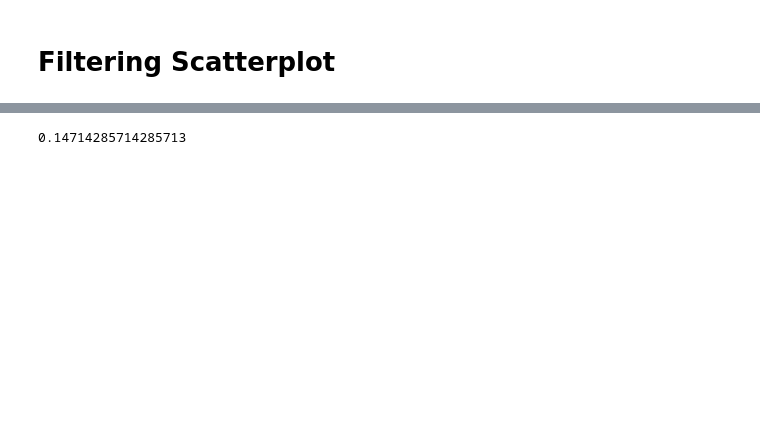
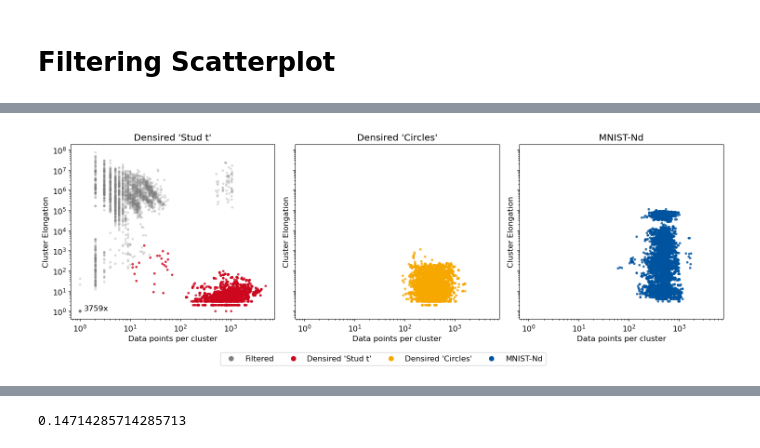
Before and after one commit to ecker-lab/tneb_clustering, a Jupyter notebook: paper_figures_and_tables/notebooks/filtering_scatterplot.ipynb, the cells around one changed output, grey strips where cells are left out. Drawn from its saved outputs; the diff is of its cells as text; code cells hidden in the pictures; blank space fills up the shorter version.

```diff
--- a/paper_figures_and_tables/notebooks/filtering_scatterplot.ipynb
+++ b/paper_figures_and_tables/notebooks/filtering_scatterplot.ipynb
@@ -49,0 +78,81 @@ np.sum(np.array(elongations) >100000)
+# %%
+# -------------------------------------------------
+# Existing imports …
+import matplotlib.pyplot as plt
+from matplotlib.lines import Line2D
+
+# -------------------------------------------------
+# After you have filled kept_* and filtered_* lists
+# -------------------------------------------------
+
+# Map dataset prefixes to display colours
+TYPE_COLORS = {
+    "densired_studt": corc.visualization.COLOR_DICT["red"],
+    "densired_circles": corc.visualization.COLOR_DICT["orange"],
+    "mnist": corc.visualization.COLOR_DICT["blue"],
+}
+TYPE_ORDER = ["densired_studt", "densired_circles", "mnist"]   # order of sub‑plots
+
+# Prepare a figure with three side‑by‑side axes
+fig, axes = plt.subplots(1, 3, figsize=(15, 5), sharex=True, sharey=True)
+plt.rcParams.update({"font.size": 12})
+
+# Helper to test which type a dataset belongs to
+def dataset_type(name: str) -> str:
+    for prefix in TYPE_ORDER:
+        if name.startswith(prefix):
+            return prefix
+    return "unknown"
+
+# Plot each type on its own axis
+for ax, dtype in zip(axes, TYPE_ORDER):
+    # ---- filtered (grey) -------------------------------------------------
+    f_mask = [dataset_type(d) == dtype for d in filtered_datasets]
+    ax.scatter(
+        [c for c, m in zip(filtered_counts, f_mask) if m],
+        [e for e, m in zip(filtered_elongations, f_mask) if m],
+        c="grey", alpha=0.2, s=8, label="Filtered"
+    )
+
+    # ---- kept (coloured) -------------------------------------------------
+    k_mask = [dataset_type(d) == dtype for d in kept_datasets]
+    ax.scatter(
+        [c for c, m in zip(kept_counts, k_mask) if m],
+        [e for e, m in zip(kept_elongations, k_mask) if m],
+        c=TYPE_COLORS[dtype], alpha=0.7, s=8, label="Kept"
+    )
+
+    if dtype == "densired_studt":
+        ax.text(1.2, 1.3, "3759x", ha="left", va="center")
+
+    ax.set_xscale("log")
+    ax.set_yscale("log")
+    ax.set_xlabel("Data points per cluster")
+    ax.set_ylabel("Cluster Elongation")
+    if dtype == "densired_studt":
+        ax.set_title("Densired 'Stud t'")
+    elif dtype == "densired_circles":
+        ax.set_title("Densired 'Circles'")
+    else:
+        ax.set_title("MNIST-Nd")
+
+# ---- shared legend -------------------------------------------------
+legend_elements = [
+    Line2D([0], [0], marker='o', color='w', label='Filtered',
+           markerfacecolor='grey', markersize=9),
+    Line2D([0], [0], marker='o', color='w', label="Densired 'Stud t'",
+           markerfacecolor=TYPE_COLORS["densired_studt"], markersize=9),
+    Line2D([0], [0], marker='o', color='w', label="Densired 'Circles'",
+           markerfacecolor=TYPE_COLORS["densired_circles"], markersize=9),
+    Line2D([0], [0], marker='o', color='w', label='MNIST-Nd',
+           markerfacecolor=TYPE_COLORS["mnist"], markersize=9),
+]
+fig.legend(handles=legend_elements, loc='lower center', ncol=4,
+           bbox_to_anchor=(0.5, -0.05), columnspacing=1.5)
+
+plt.tight_layout(rect=[0, 0.03, 1, 1])   # make room for legend
+plt.savefig("../../figures/filtering_scatterplot2.pdf", bbox_inches='tight')
+plt.savefig("../../figures/filtering_scatterplot2.png", bbox_inches='tight', dpi=300)
+plt.show()
+# %% [output]
+[figure, added]
```
Also changed, not shown: parts of 29 cells of this notebook, 5 other files.
